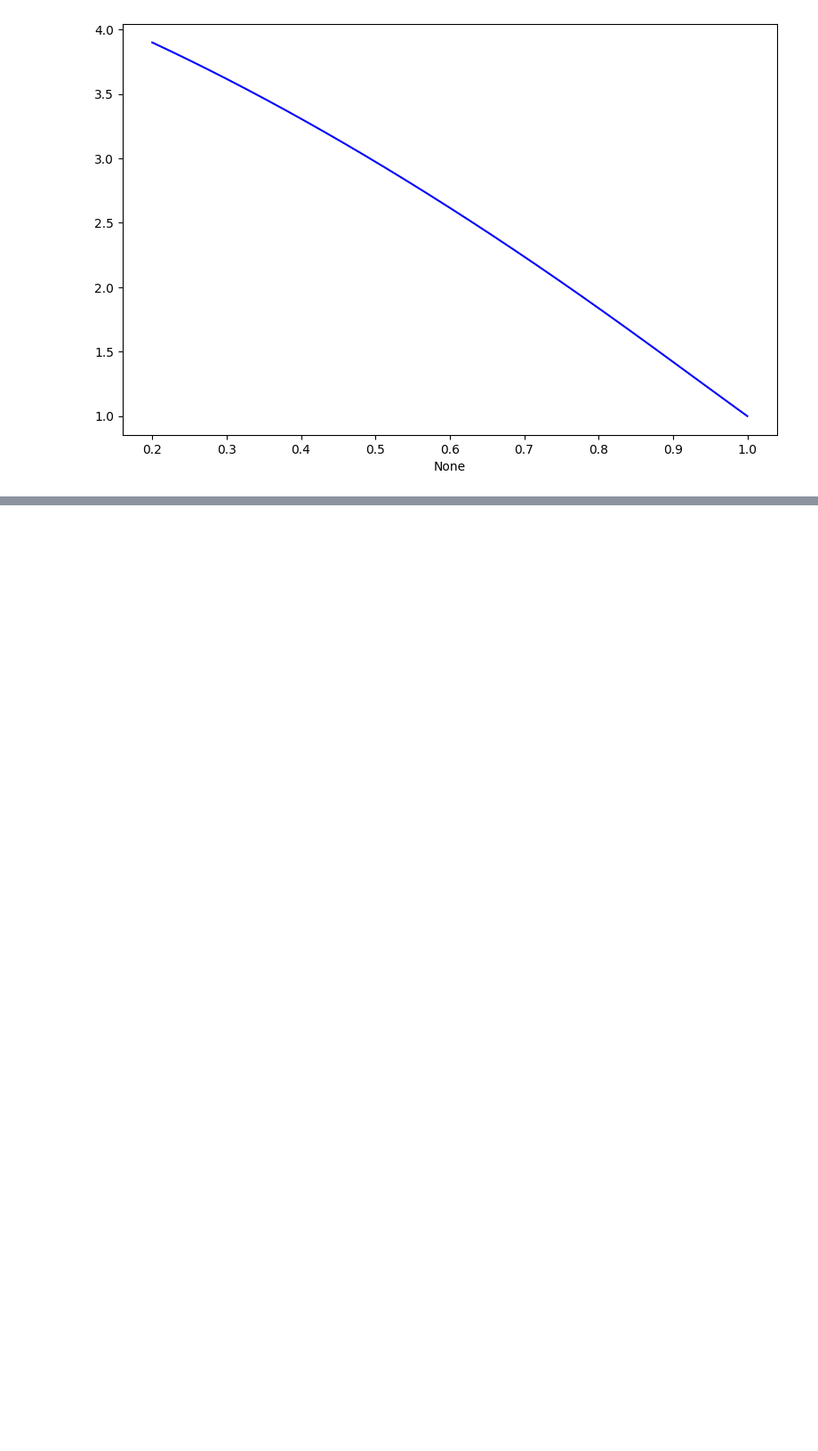
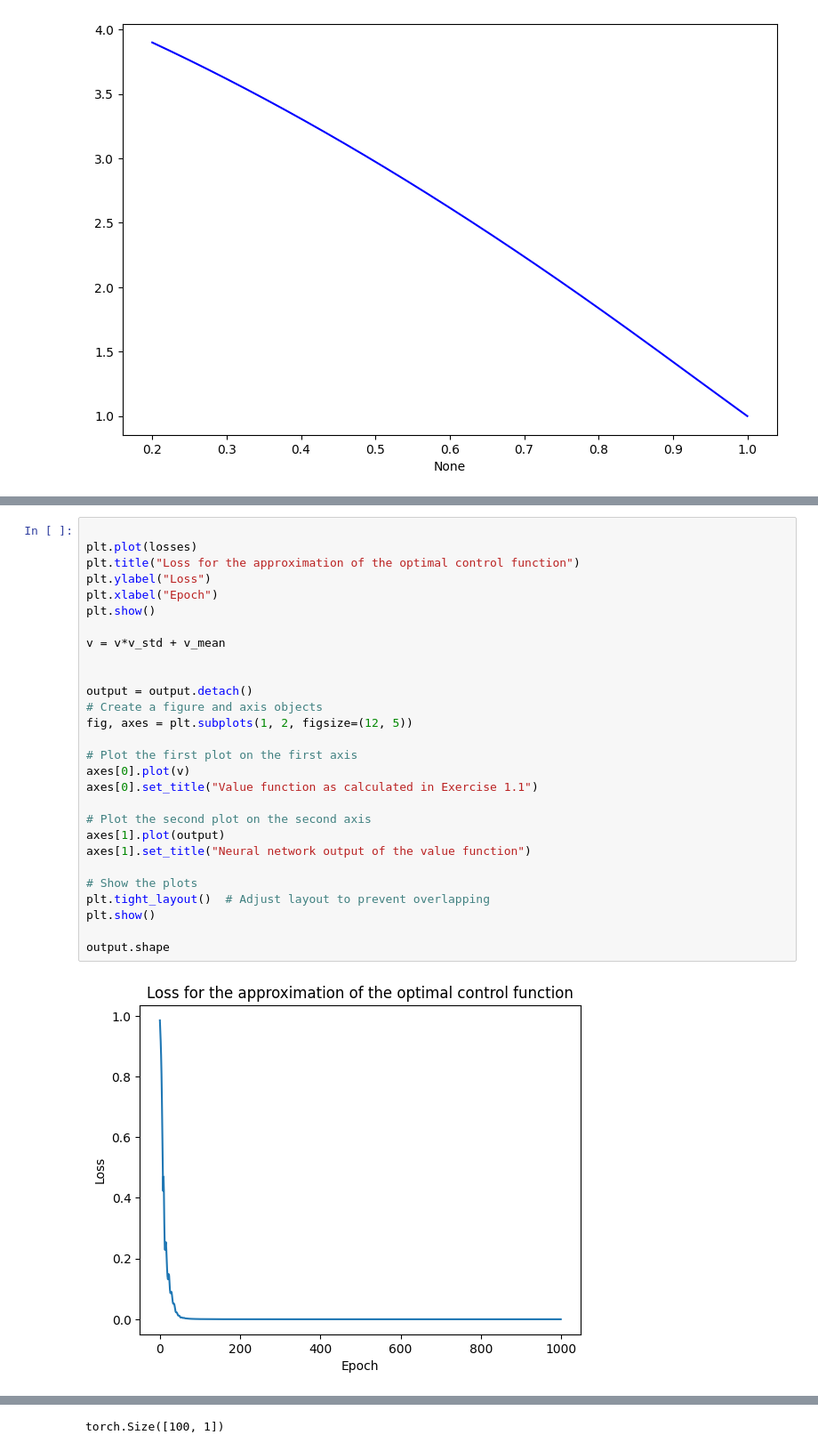
Before and after one commit to axelk99/SCDAA, a Jupyter notebook: Untitled.ipynb, the cells around one changed output, grey strips where cells are left out. Shown at 89% size. Saved outputs shown, nothing was run; the diff lists cells and outputs as text; blank space fills up the shorter version.

Commit message:
Exercise 2

```diff
--- a/Untitled.ipynb
+++ b/Untitled.ipynb
@@ -80,0 +140,30 @@ plt.show()
+# %%
+
+plt.plot(losses)
+plt.title("Loss for the approximation of the optimal control function")
+plt.ylabel("Loss")
+plt.xlabel("Epoch")
+plt.show()
+
+v = v*v_std + v_mean
+
+
+output = output.detach()
+# Create a figure and axis objects
+fig, axes = plt.subplots(1, 2, figsize=(12, 5))
+
+# Plot the first plot on the first axis
+axes[0].plot(v)
+axes[0].set_title("Value function as calculated in Exercise 1.1")
+
+# Plot the second plot on the second axis
+axes[1].plot(output)
+axes[1].set_title("Neural network output of the value function")
+
+# Show the plots
+plt.tight_layout()  # Adjust layout to prevent overlapping
+plt.show()
+
+output.shape
+# %% [output]
+[figure, added]
@@ -80,0 +171 @@ plt.show()
+torch.Size([100, 1])
```
Also changed, not shown: parts of 7 cells of this notebook, 2 other files.
